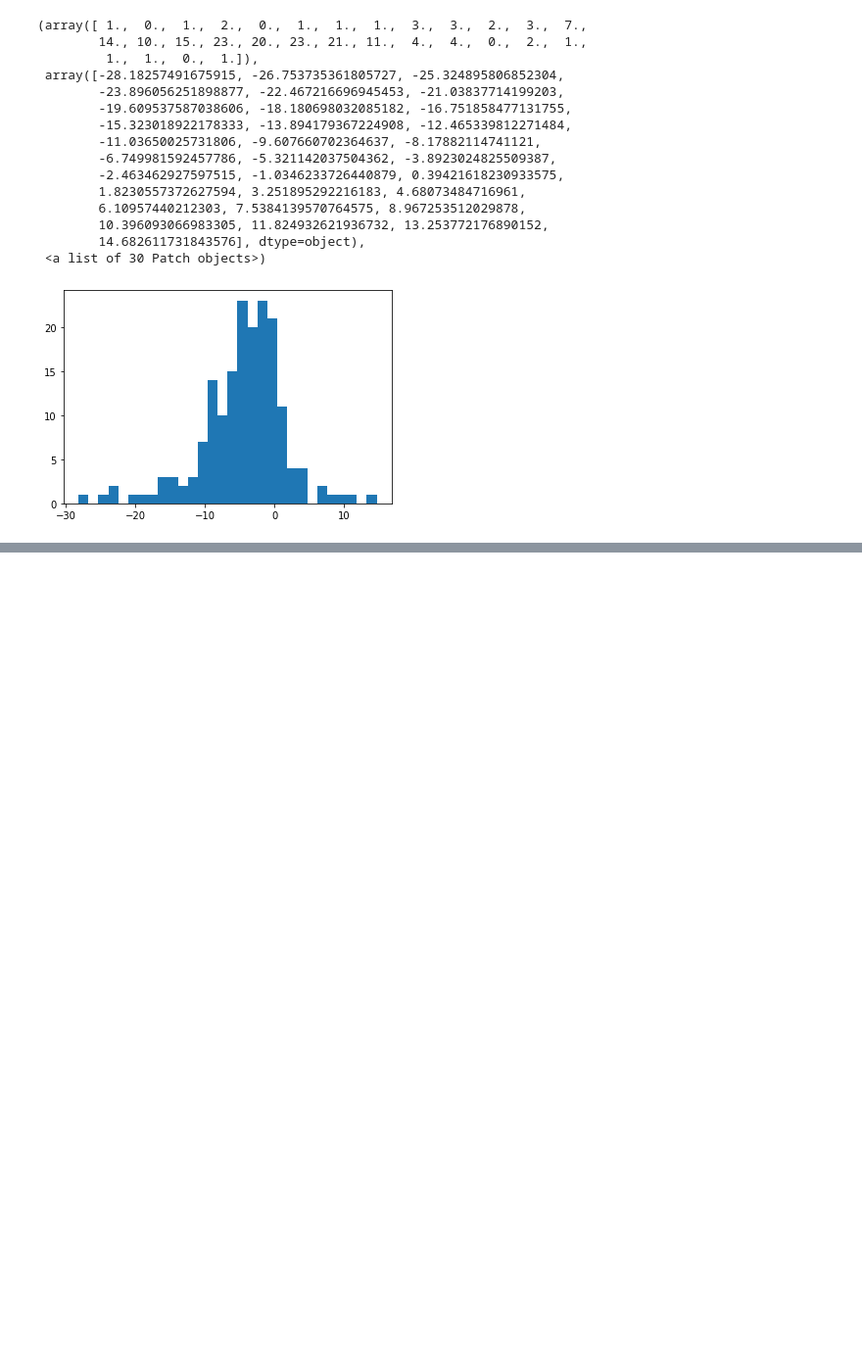
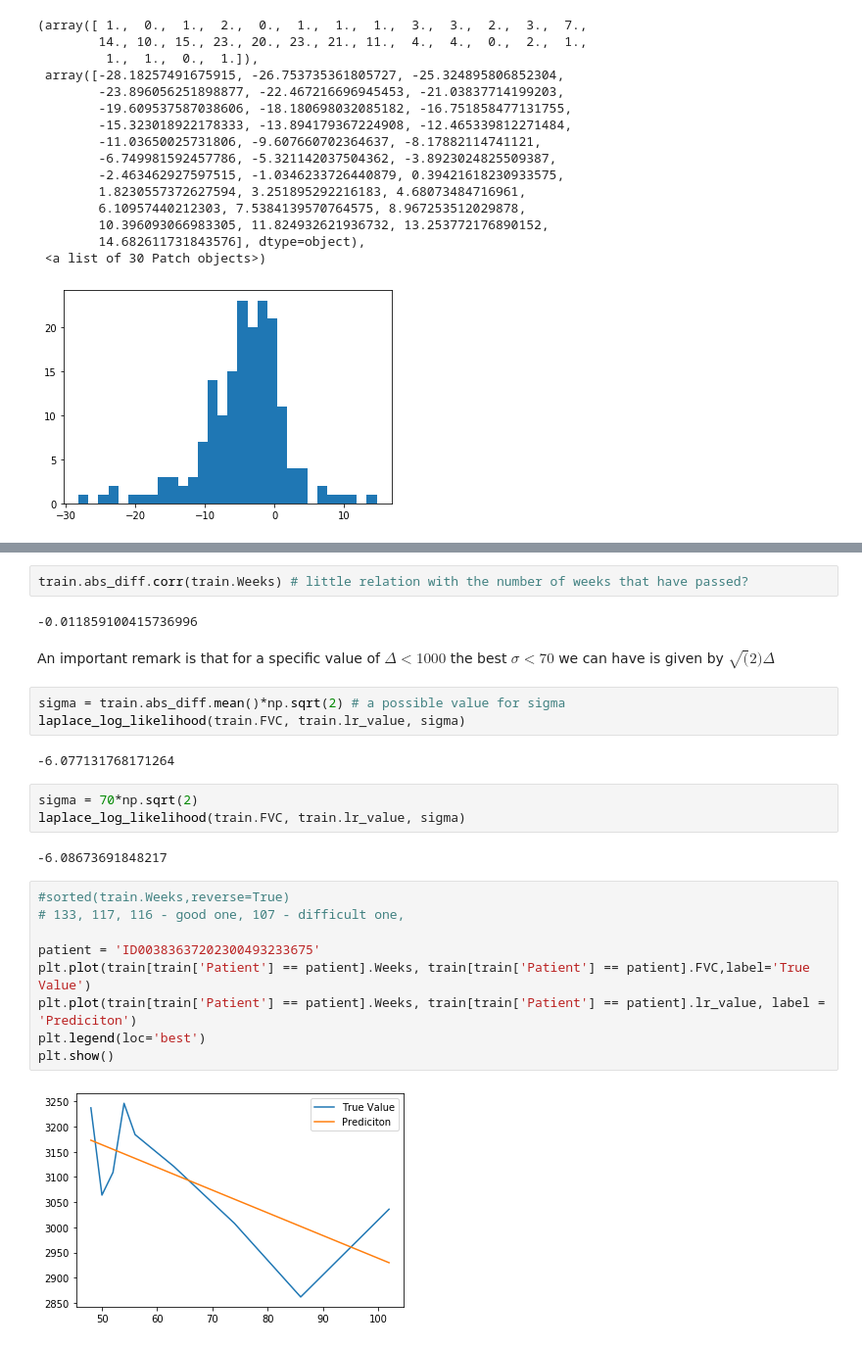
Before and after one commit to EdMDias/OSIC_kaggle_project, a Jupyter notebook: LinearRegressionFVC.ipynb, the cells around one changed output, grey strips where cells are left out. Shown at 98% size. Cells and saved outputs as stored; diff of their text form; blank space fills up the shorter version.

```diff
--- a/LinearRegressionFVC.ipynb
+++ b/LinearRegressionFVC.ipynb
@@ -59,0 +143,28 @@ print(LinearData.intersect.min(),LinearData.intersect.max())
+# %%
+train.abs_diff.corr(train.Weeks) # little relation with the number of weeks that have passed?
+# %% [output]
+-0.011859100415736996
+# %% [markdown]
+An important remark is that for a specific value of $\Delta < 1000$
+the best $\sigma<70$ we can have is given by $\sqrt(2)\Delta$
+# %%
+sigma = train.abs_diff.mean()*np.sqrt(2) # a possible value for sigma
+laplace_log_likelihood(train.FVC, train.lr_value, sigma)
+# %% [output]
+-6.077131768171264
+# %%
+sigma = 70*np.sqrt(2)
+laplace_log_likelihood(train.FVC, train.lr_value, sigma)
+# %% [output]
+-6.08673691848217
+# %%
+#sorted(train.Weeks,reverse=True)
+# 133, 117, 116 - good one, 107 - difficult one,
+
+patient = 'ID00383637202300493233675'
+plt.plot(train[train['Patient'] == patient].Weeks, train[train['Patient'] == patient].FVC,label='True Value')
+plt.plot(train[train['Patient'] == patient].Weeks, train[train['Patient'] == patient].lr_value, label = 'Prediciton')
+plt.legend(loc='best')
+plt.show()
+# %% [output]
+[figure, added]
```
Also changed, not shown: parts of 10 cells of this notebook, 1 other file.
